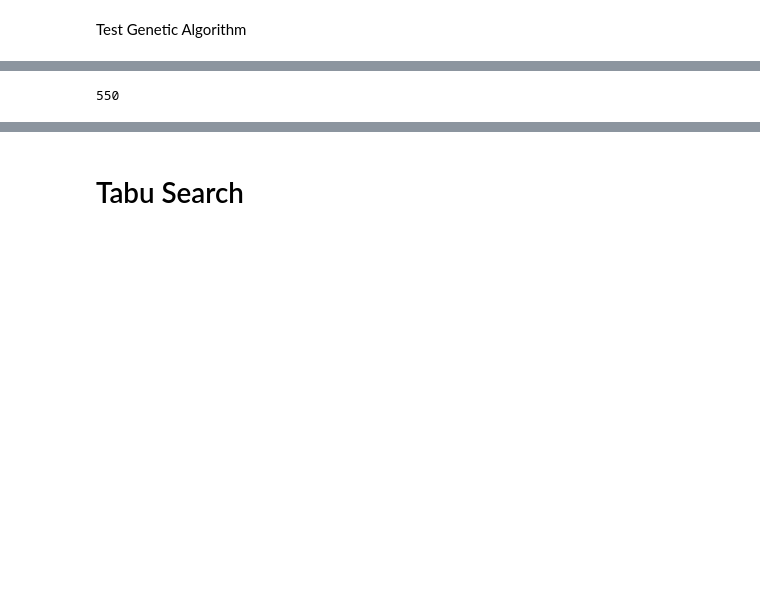
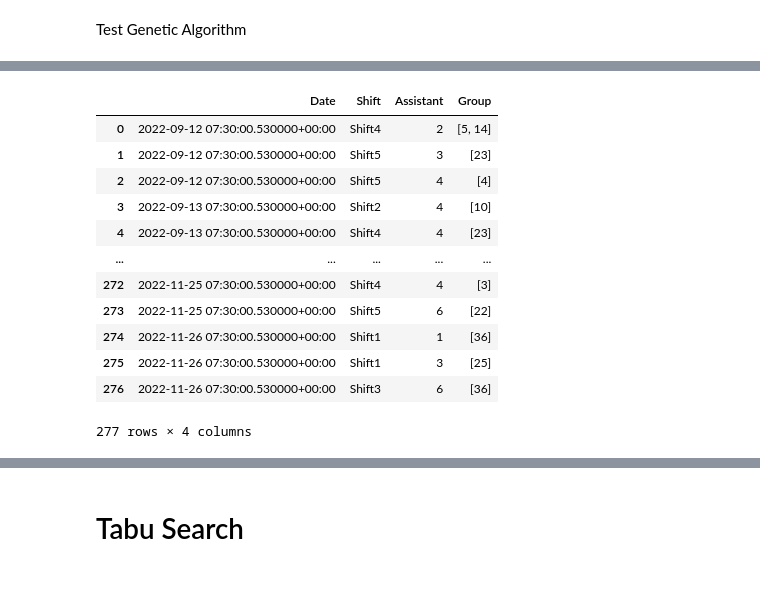
Before and after one commit to hdiopalma/jte-lab-timetabling, a Jupyter notebook: LabTimetablingAPI/Sistem_penjadwalan GA dan TS.ipynb, the cells around one changed output, grey strips where cells are left out. Saved outputs shown, nothing was run; the diff lists cells and outputs as text; code cells hidden in the pictures; blank space fills up the shorter version.

```diff
--- a/LabTimetablingAPI/Sistem_penjadwalan GA dan TS.ipynb
+++ b/LabTimetablingAPI/Sistem_penjadwalan GA dan TS.ipynb
@@ -769,16 +778,15 @@ Test Cross Over
 # %%
 import time
 class Repair:
-    def __init__(self, parent: Chromosome, **kwargs):
-        self.parent = parent
-        self.factory = kwargs.get("factory", Factory())
+    def __init__(self, factory: Factory = Factory()):
+        self.factory = factory
 
-    def repair(self, max_iteration=100) -> Chromosome:
+    def repair(self, parent: Chromosome, max_iteration=100) -> Chromosome:
         if settings.DEBUG:
             logger.info("Repairing...")
             # count = 0
             # start = time.time()
-        chromosome = deepcopy(self.parent)
+        chromosome = deepcopy(parent)
         for index, gene in enumerate(chromosome.genes):
             constraint_checker = ConstraintChecker(gene)
             if not constraint_checker.schedule_constraint():
@@ -1105,4 +929,0 @@ class GeneticAlgorithmBuilder:
-# %%
-#test GeneticAlgorithmBuilder
-builder = GeneticAlgorithmBuilder()
-builder
@@ -1230,19 +1233,21 @@ Test Genetic Algorithm
 # %%
 #test GeneticAlgorithm
 builder = GeneticAlgorithmBuilder()
-builder.set_population_parameters(population_size=5, max_generation=5)
-builder.set_mutations(mutation_rate=0.5, mutation_size=1)
-builder.set_crossover(crossover_probability=0.5, number_of_crossover_points=1)
-builder.set_selection(selection_method="tournament", tournament_size=3)
+builder.set_population_parameters(population_size=2,
+                                  max_generation=1)
+builder.set_mutations(mutation_rate=0.5,
+                      mutation_size=1)
+builder.set_crossover(crossover_probability=0.5,
+                      number_of_crossover_points=1)
 builder.set_data(lab_data=LaboratoryData(), module_data=ModuleData(), group_data=GroupData(), assistant_data=AssistantData(), chapter_data=ChapterData())
 builder.fitness_function = FitnessFunction()
 builder.fitness_function.max_groups_per_assistant = 100
 builder.fitness_function.max_shift_per_assistant = 100
 builder.factory = Factory()
-builder.mutation = Mutation
-builder.crossover = Crossover
-builder.selection = Selection
-builder.repair = Repair
+builder.mutation = Mutation(mutation_rate=0.5, mutation_size=1)
+builder.crossover = Crossover(crossover_probability=0.5, number_of_crossover_points=1)
+builder.selection = Selection(method="roulette")
+builder.repair = Repair()
 builder.logging = True
-algorithm = GeneticAlgorithm(builder)
+algorithm = builder.build()
 # %%
@@ -1253,6 +1279,25 @@ Population Size: 5, Max Generation: 5, Mutation Rate: 0.5, Mutation Size: 1, Cro
 # %%
 best_chromosome = algorithm.get_best_chromosome()
-# %%
-FitnessFunction().calculate_fitness(best_chromosome)
-# %% [output]
-550
+# %%
+# display best chromosome on pandas dataframe, group each gene by date and shift, which the assistant as the column and show the group as the value
+import pandas as pd
+data = []
+for gene in best_chromosome.genes:
+    data.append([gene.time_slot.date, gene.time_slot.shift, gene.assistant, gene.group])
+df = pd.DataFrame(data, columns=["Date", "Shift", "Assistant", "Group"])
+df = df.groupby(["Date", "Shift", "Assistant"])["Group"].apply(list).reset_index()
+df
+# %% [output]
+|  | Date | Shift | Assistant | Group |
+| 0 | 2022-09-12 07:30:00.530000+00:00 | Shift4 | 2 | [5, 14] |
+| 1 | 2022-09-12 07:30:00.530000+00:00 | Shift5 | 3 | [23] |
+| 2 | 2022-09-12 07:30:00.530000+00:00 | Shift5 | 4 | [4] |
+| 3 | 2022-09-13 07:30:00.530000+00:00 | Shift2 | 4 | [10] |
+| 4 | 2022-09-13 07:30:00.530000+00:00 | Shift4 | 4 | [23] |
+| ... | ... | ... | ... | ... |
+| 272 | 2022-11-25 07:30:00.530000+00:00 | Shift4 | 4 | [3] |
+| 273 | 2022-11-25 07:30:00.530000+00:00 | Shift5 | 6 | [22] |
+| 274 | 2022-11-26 07:30:00.530000+00:00 | Shift1 | 1 | [36] |
+| 275 | 2022-11-26 07:30:00.530000+00:00 | Shift1 | 3 | [25] |
+| 276 | 2022-11-26 07:30:00.530000+00:00 | Shift3 | 6 | [36] |
+277 rows × 4 columns
```
Also changed, not shown: parts of 20 cells of this notebook, 2 other files.
